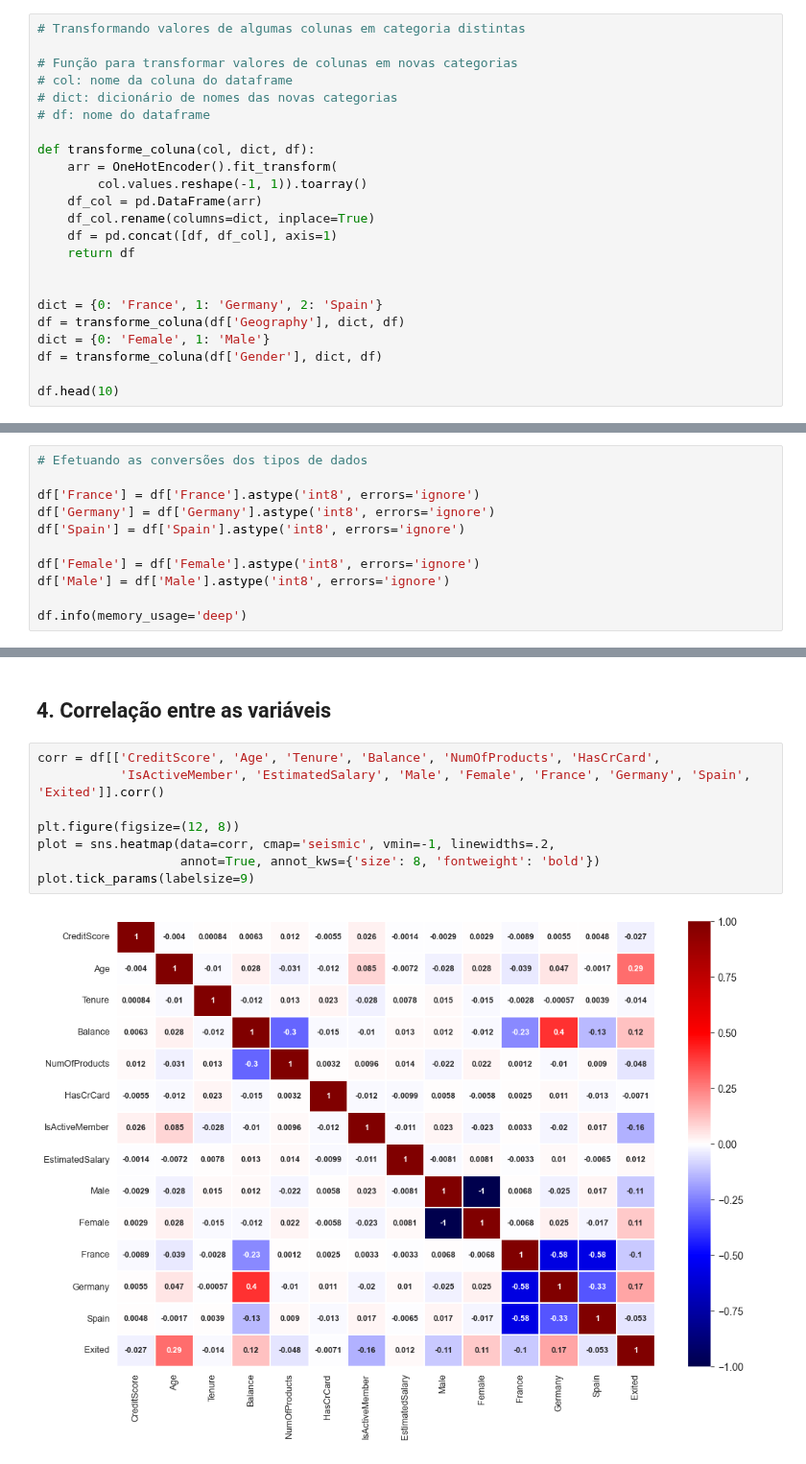
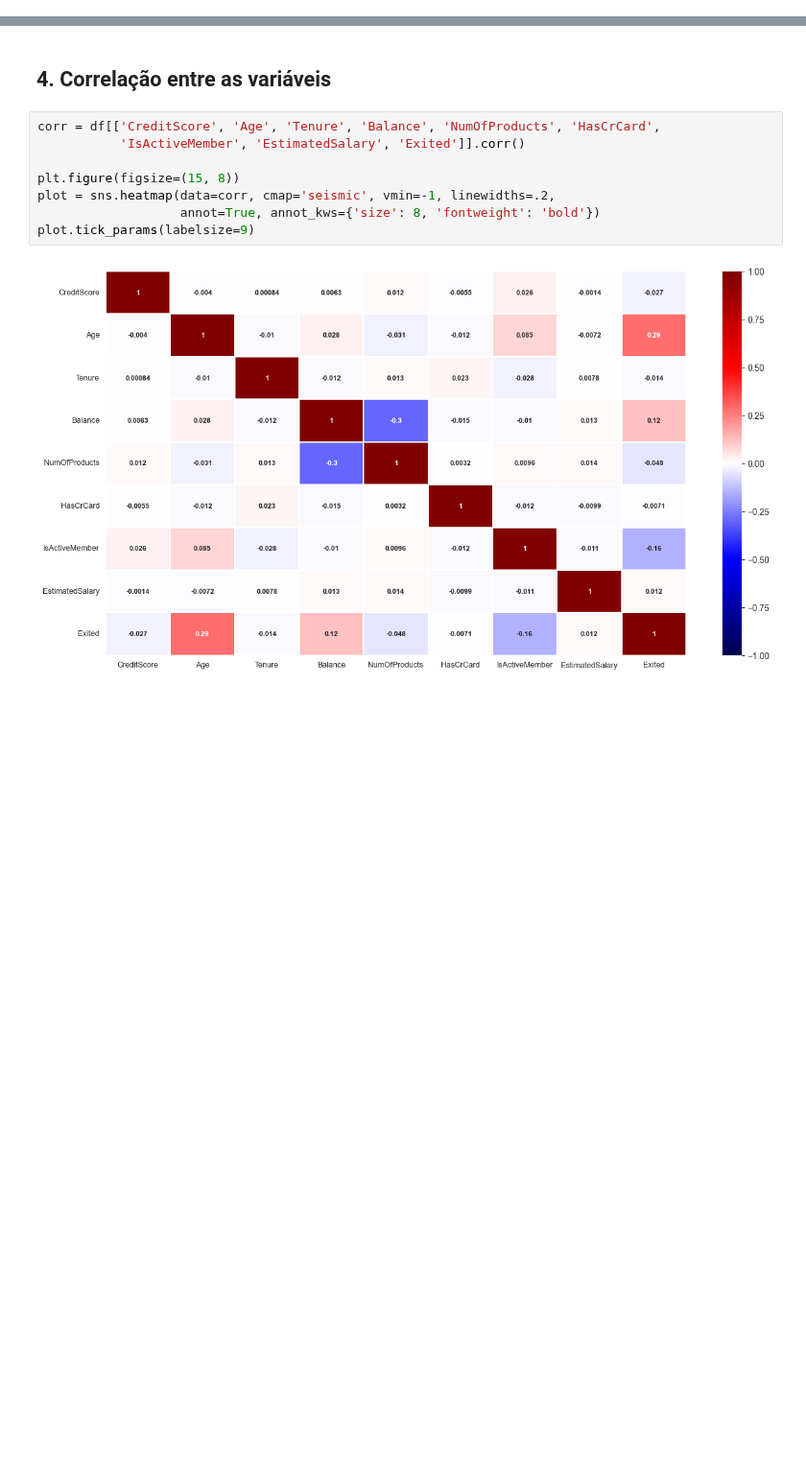
Before and after one commit to emso-exe/Churn_clientes_de_banco, a Jupyter notebook: churn_clientes_de_banco.ipynb, the cells around one changed output, grey strips where cells are left out. Shown at 96% size. Saved outputs shown, nothing was run; the diff lists cells and outputs as text; blank space fills up the shorter version.

Commit message:
Ajuste e criação de novas funções.

```diff
--- a/churn_clientes_de_banco.ipynb
+++ b/churn_clientes_de_banco.ipynb
@@ -171,23 +175,0 @@ NumOfProducts  5084  4590  266  60
-# %%
-# Transformando valores de algumas colunas em categoria distintas
-
-# Função para transformar valores de colunas em novas categorias
-# col: nome da coluna do dataframe
-# dict: dicionário de nomes das novas categorias
-# df: nome do dataframe
-
-def transforme_coluna(col, dict, df):
-    arr = OneHotEncoder().fit_transform(
-        col.values.reshape(-1, 1)).toarray()
-    df_col = pd.DataFrame(arr)
-    df_col.rename(columns=dict, inplace=True)
-    df = pd.concat([df, df_col], axis=1)
-    return df
-
-
-dict = {0: 'France', 1: 'Germany', 2: 'Spain'}
-df = transforme_coluna(df['Geography'], dict, df)
-dict = {0: 'Female', 1: 'Male'}
-df = transforme_coluna(df['Gender'], dict, df)
-
-df.head(10)
@@ -228,11 +177,0 @@ dtype: object
-# %%
-# Efetuando as conversões dos tipos de dados
-
-df['France'] = df['France'].astype('int8', errors='ignore')
-df['Germany'] = df['Germany'].astype('int8', errors='ignore')
-df['Spain'] = df['Spain'].astype('int8', errors='ignore')
-
-df['Female'] = df['Female'].astype('int8', errors='ignore')
-df['Male'] = df['Male'].astype('int8', errors='ignore')
-
-df.info(memory_usage='deep')
@@ -434,11 +448,11 @@ Nos gráficos de Score de Crédito, Anos como cliente, Possui cartão de Crédit
 ## 4. Correlação entre as variáveis
 # %%
 corr = df[['CreditScore', 'Age', 'Tenure', 'Balance', 'NumOfProducts', 'HasCrCard',
-           'IsActiveMember', 'EstimatedSalary', 'Male', 'Female', 'France', 'Germany', 'Spain', 'Exited']].corr()
+           'IsActiveMember', 'EstimatedSalary', 'Exited']].corr()
 
-plt.figure(figsize=(12, 8))
+plt.figure(figsize=(15, 8))
 plot = sns.heatmap(data=corr, cmap='seismic', vmin=-1, linewidths=.2,
                    annot=True, annot_kws={'size': 8, 'fontweight': 'bold'})
 plot.tick_params(labelsize=9)
 # %% [output]
-[figure, old version]
+[figure, new version]
```
Also changed, not shown: parts of 23 cells of this notebook.
